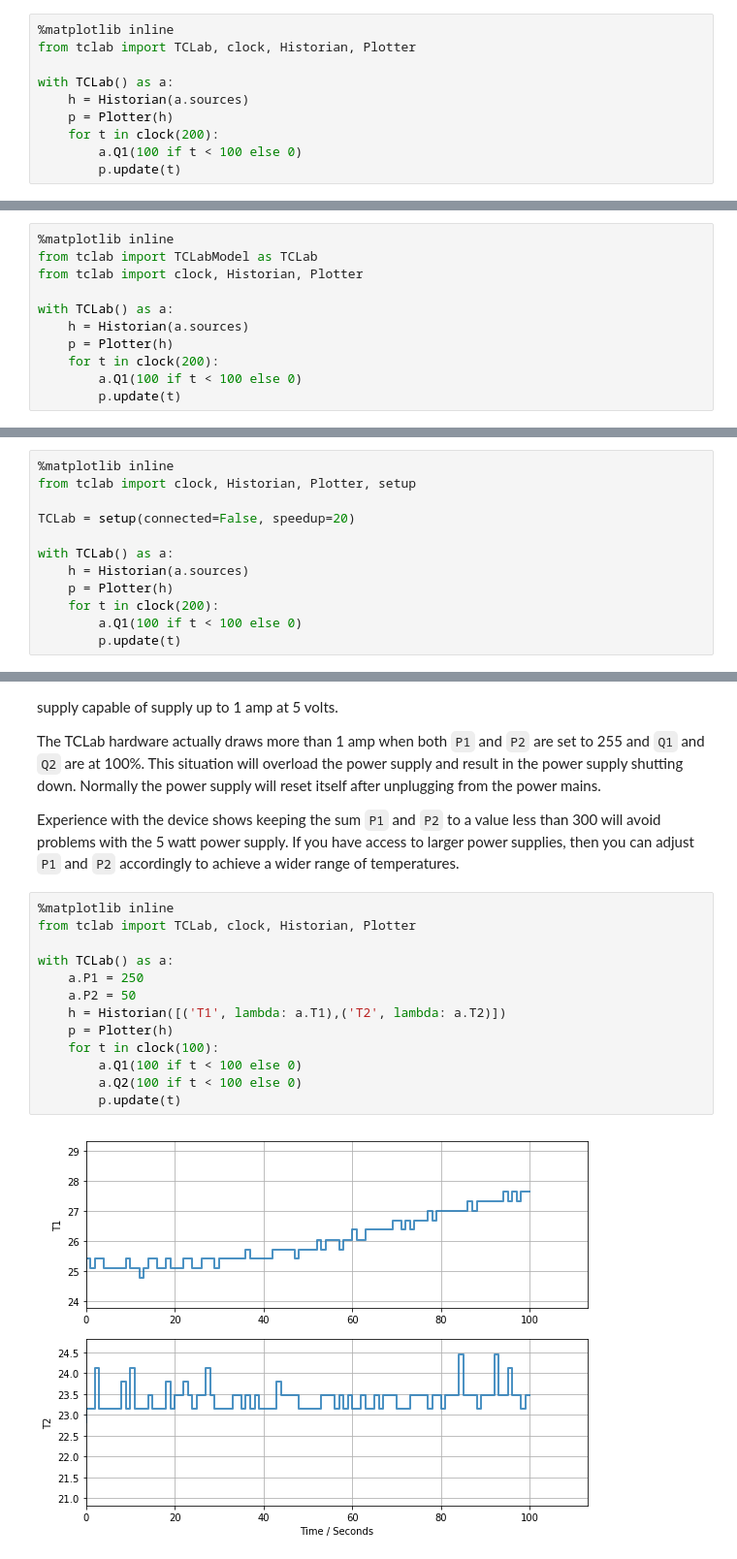
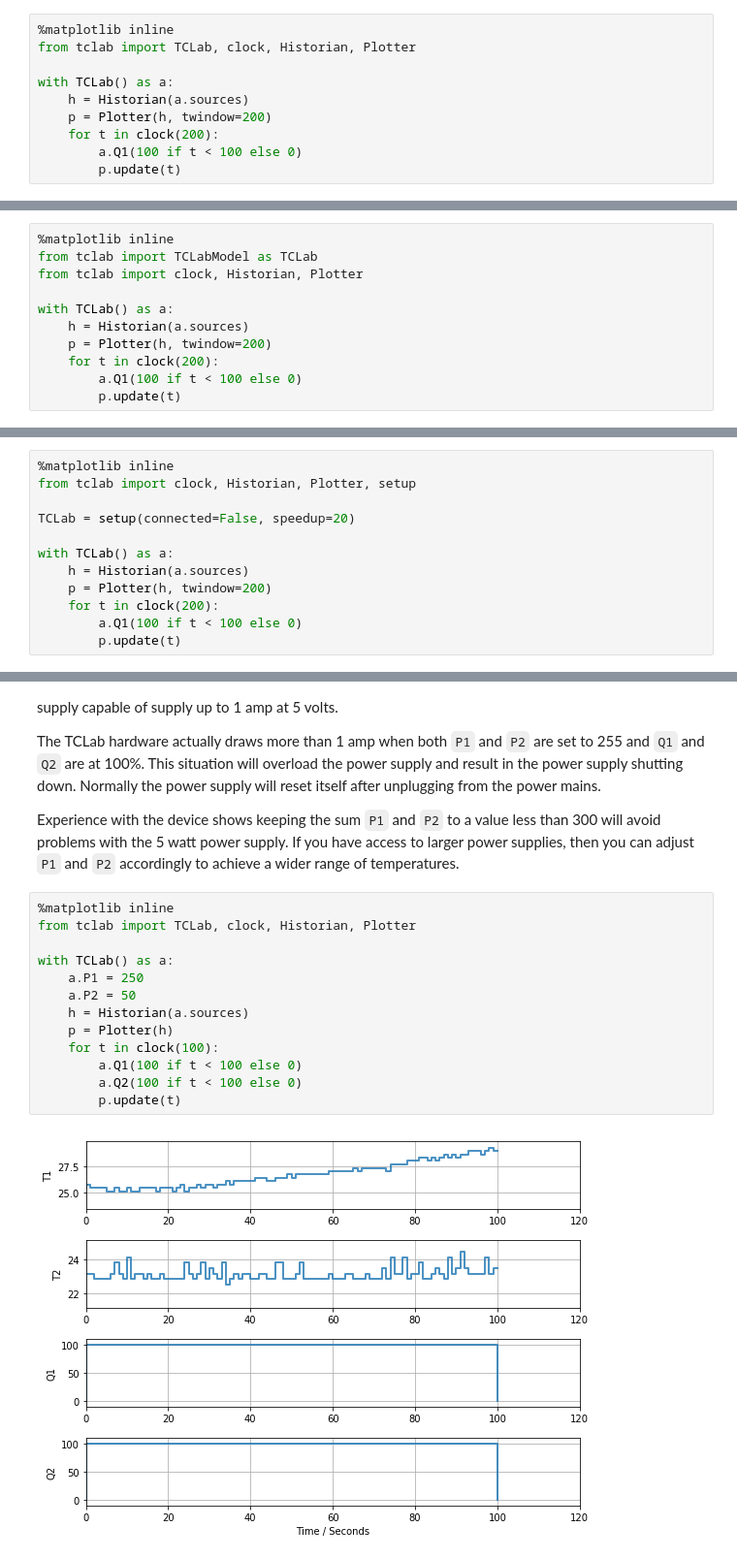
Before and after one commit to jckantor/TCLab, a Jupyter notebook: notebooks/0_TCLab_Overview.ipynb, the cells around one changed output, grey strips where cells are left out. Shown at 97% size. Drawn from its saved outputs; the diff is of its cells as text.

```diff
--- a/notebooks/0_TCLab_Overview.ipynb
+++ b/notebooks/0_TCLab_Overview.ipynb
@@ -359,7 +377,7 @@ from tclab import TCLab, clock, Historian, Plotter
 
 with TCLab() as a:
     h = Historian(a.sources)
-    p = Plotter(h)
+    p = Plotter(h, twindow=200)
     for t in clock(200):
         a.Q1(100 if t < 100 else 0)
         p.update(t)
@@ -395,7 +413,7 @@ from tclab import clock, Historian, Plotter
 
 with TCLab() as a:
     h = Historian(a.sources)
-    p = Plotter(h)
+    p = Plotter(h, twindow=200)
     for t in clock(200):
         a.Q1(100 if t < 100 else 0)
         p.update(t)
@@ -417,7 +435,7 @@ TCLab = setup(connected=False, speedup=20)
 
 with TCLab() as a:
     h = Historian(a.sources)
-    p = Plotter(h)
+    p = Plotter(h, twindow=200)
     for t in clock(200):
         a.Q1(100 if t < 100 else 0)
         p.update(t)
@@ -463,16 +481,16 @@ Experience with the device shows keeping the sum `P1` and `P2` to a value less t
 # %%
 %matplotlib inline
 from tclab import TCLab, clock, Historian, Plotter
 
 with TCLab() as a:
     a.P1 = 250
     a.P2 = 50
-    h = Historian([('T1', lambda: a.T1),('T2', lambda: a.T2)])
+    h = Historian(a.sources)
     p = Plotter(h)
     for t in clock(100):
         a.Q1(100 if t < 100 else 0)
         a.Q2(100 if t < 100 else 0)
         p.update(t)
 # %% [output]
-[figure, old version]
+[figure, new version]
 TCLab disconnected successfully.
```
Also changed, not shown: parts of 15 cells of this notebook, 2 other files.
